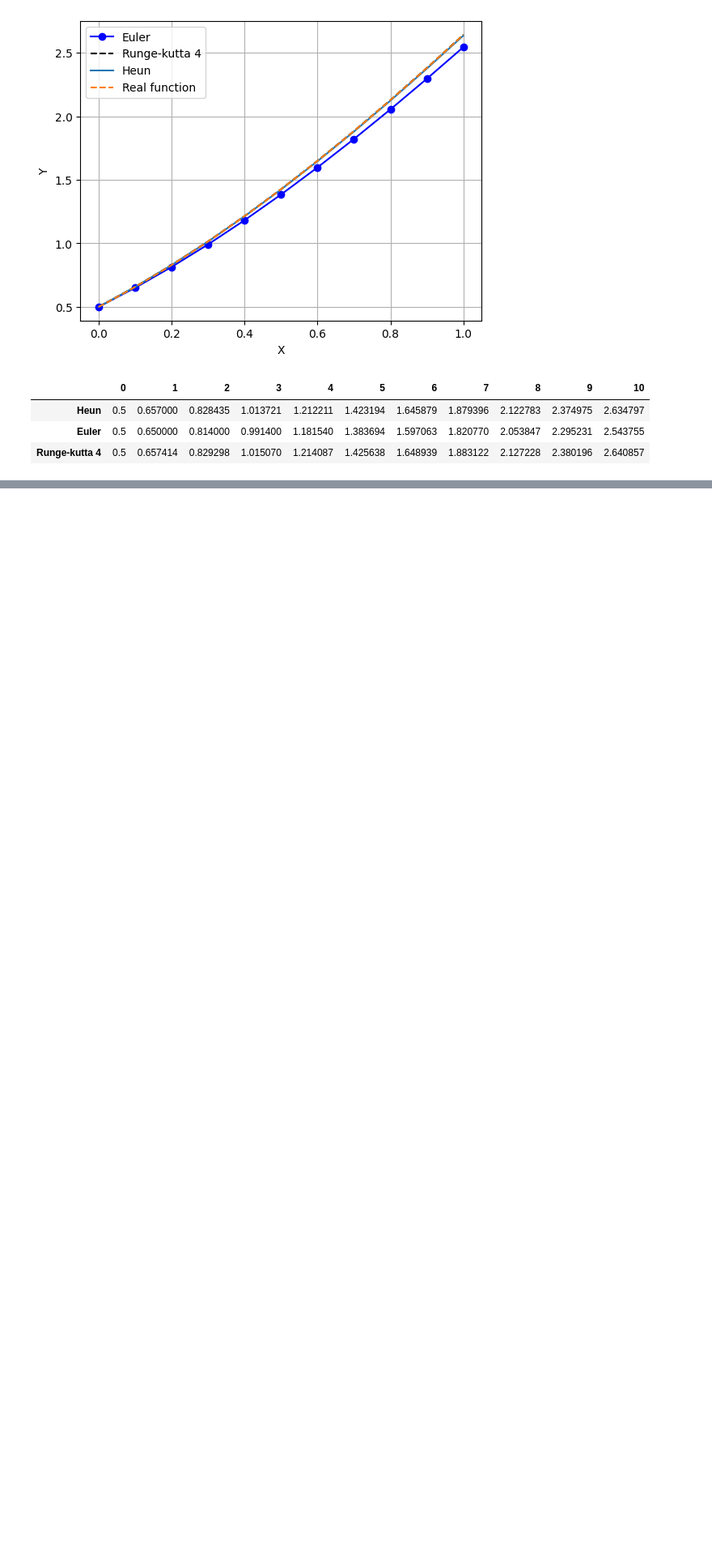
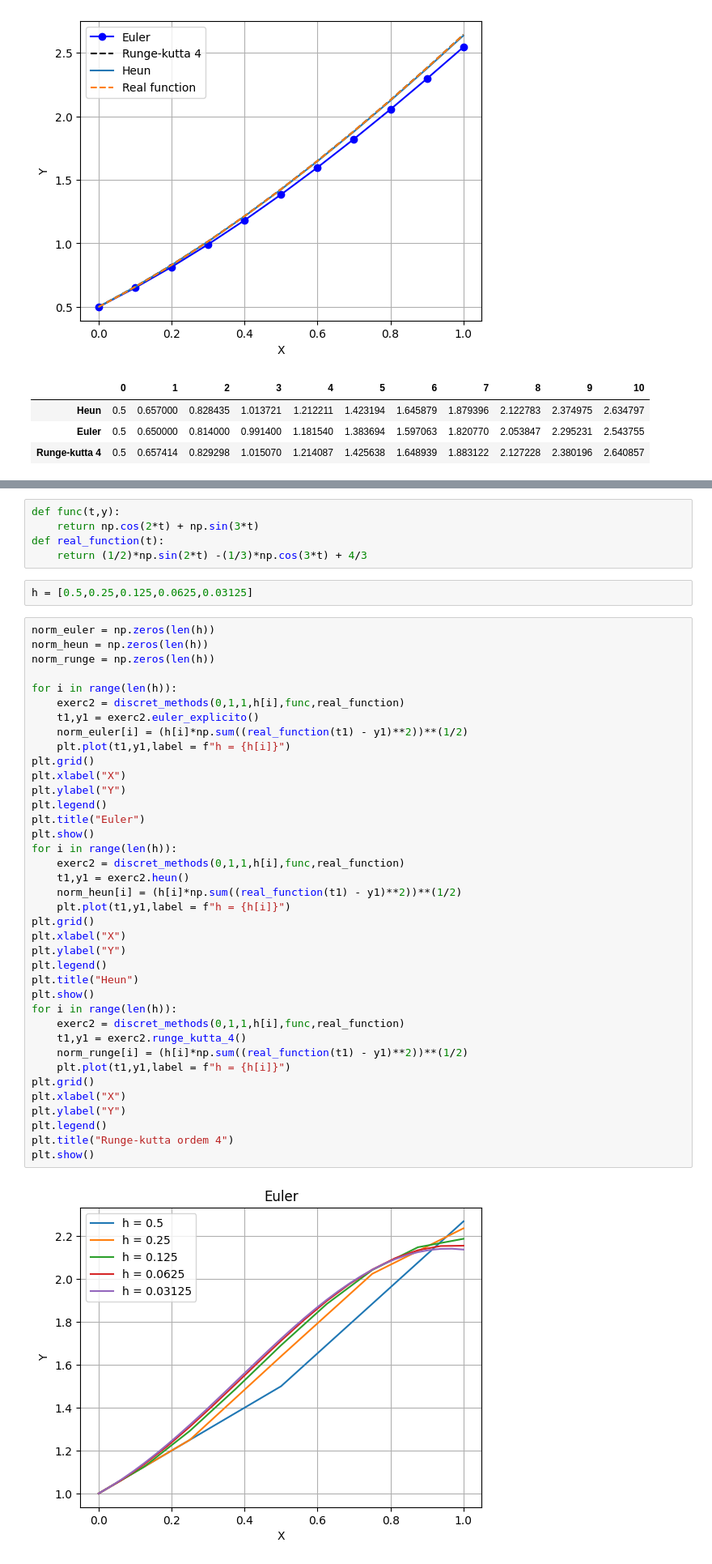
Before and after one commit to weldersalvador/Numerical-analysis-Python, a Jupyter notebook: Differential_Equations/runge_kutta/runge.ipynb, the cells around one changed output, grey strips where cells are left out. Shown at 81% size. Drawn from its saved outputs; the diff is of its cells as text; blank space fills up the shorter version.

Commit message:
Comparing methods with diferent steps

```diff
--- a/Differential_Equations/runge_kutta/runge.ipynb
+++ b/Differential_Equations/runge_kutta/runge.ipynb
@@ -90,0 +93,47 @@ tabela
+# %%
+def func(t,y):
+    return np.cos(2*t) + np.sin(3*t)
+def real_function(t):
+    return (1/2)*np.sin(2*t) -(1/3)*np.cos(3*t) + 4/3
+# %%
+h = [0.5,0.25,0.125,0.0625,0.03125]
+# %%
+norm_euler = np.zeros(len(h))
+norm_heun = np.zeros(len(h))
+norm_runge = np.zeros(len(h))
+
+for i in range(len(h)):
+    exerc2 = discret_methods(0,1,1,h[i],func,real_function)
+    t1,y1 = exerc2.euler_explicito()
+    norm_euler[i] = (h[i]*np.sum((real_function(t1) - y1)**2))**(1/2)
+    plt.plot(t1,y1,label = f"h = {h[i]}")
+plt.grid()
+plt.xlabel("X")
+plt.ylabel("Y")
+plt.legend()
+plt.title("Euler")
+plt.show()
+for i in range(len(h)):
+    exerc2 = discret_methods(0,1,1,h[i],func,real_function)
+    t1,y1 = exerc2.heun()
+    norm_heun[i] = (h[i]*np.sum((real_function(t1) - y1)**2))**(1/2)
+    plt.plot(t1,y1,label = f"h = {h[i]}")
+plt.grid()
+plt.xlabel("X")
+plt.ylabel("Y")
+plt.legend()
+plt.title("Heun")
+plt.show()
+for i in range(len(h)):
+    exerc2 = discret_methods(0,1,1,h[i],func,real_function)
+    t1,y1 = exerc2.runge_kutta_4()
+    norm_runge[i] = (h[i]*np.sum((real_function(t1) - y1)**2))**(1/2)
+    plt.plot(t1,y1,label = f"h = {h[i]}")
+plt.grid()
+plt.xlabel("X")
+plt.ylabel("Y")
+plt.legend()
+plt.title("Runge-kutta ordem 4")
+plt.show()
+# %% [output]
+[figure, added]
```
Also changed, not shown: parts of 2 cells of this notebook.
